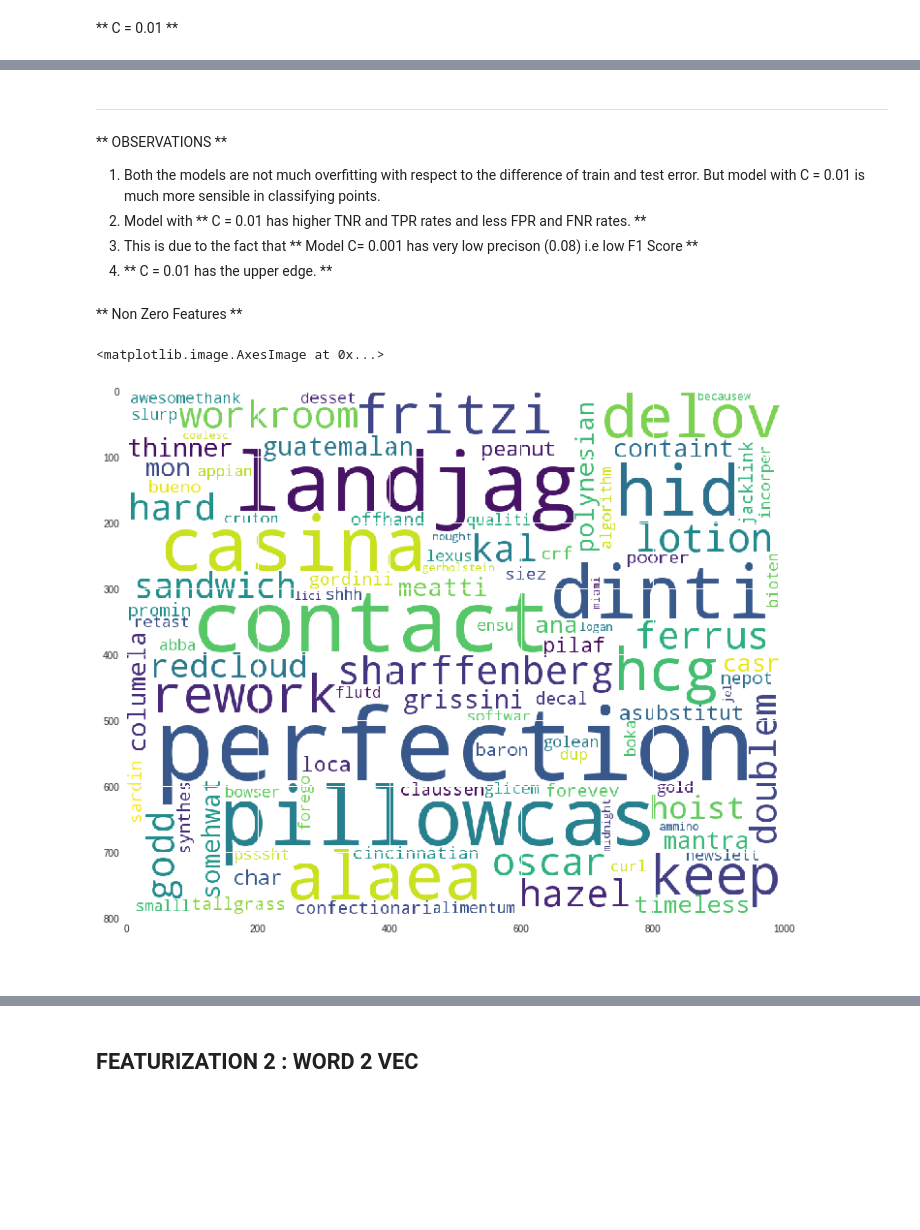
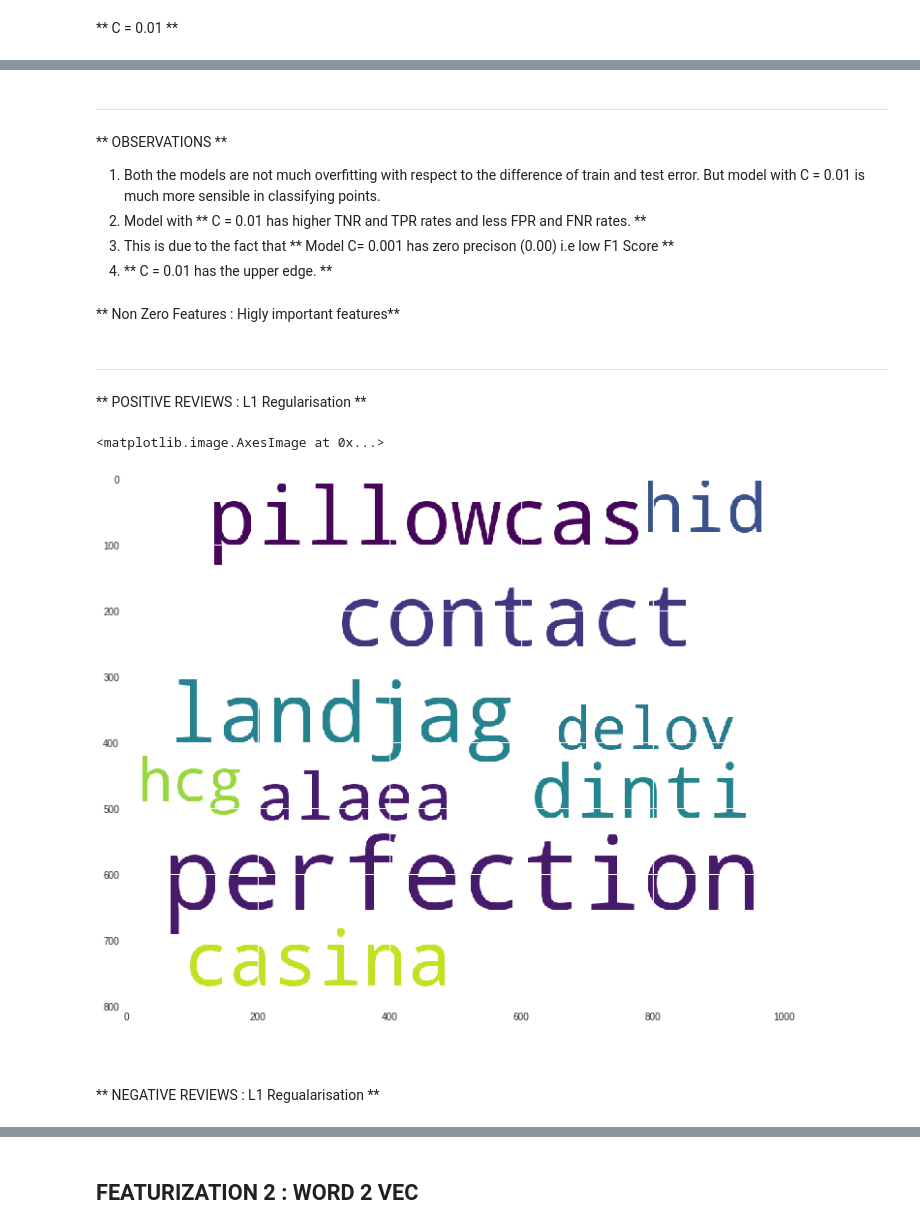
Before and after one commit to iyappan24/Applied-AI-Notebooks, a Jupyter notebook: Logistic_Regression.ipynb, the cells around one changed output, grey strips where cells are left out. Saved outputs shown, nothing was run; the diff lists cells and outputs as text; code cells hidden in the pictures; blank space fills up the shorter version.

```diff
--- a/Logistic_Regression.ipynb
+++ b/Logistic_Regression.ipynb
@@ -185,8 +221,8 @@ for i in list(f_imp.keys()):
 # %%
-p_100 = {}
-for i in sorted(p_r.items(), key=operator.itemgetter(1),reverse= True)[:100]:
-  p_100[i[0]] = i[1]
-plt.figure( figsize=(20,10) )
-plt.imshow(wordcloud.WordCloud(background_color='white',width = 1000,height= 800).generate_from_frequencies(p_100))
+top_10 = {}
+for i in sorted(P_reviews.items(), key=operator.itemgetter(1),reverse= True)[:10]:
+  top_10[i[0]] = i[1]
+plt.figure( figsize=(20,10))
+plt.imshow(wordcloud.WordCloud(background_color='white',width = 1000,height= 800).generate_from_frequencies(top_10))
 # %% [output]
 <matplotlib.image.AxesImage at 0x...>
@@ -196,8 +234,8 @@ plt.imshow(wordcloud.WordCloud(background_color='white',width = 1000,height= 800
 # %%
-n_100 = {}
-for i in sorted(n_r.items(), key=operator.itemgetter(1),reverse= False)[:100]:
-  n_100[i[0]] = i[1] * (-1) #getting the abosulte value to bring out the most prominent words which impact the classifier more.
-plt.figure( figsize=(20,10) )
-plt.imshow(wordcloud.WordCloud(background_color='white',width = 1000,height= 800).generate_from_frequencies(n_100))
+top_10 = {}
+for i in sorted(N_reviews.items(), key=operator.itemgetter(1),reverse= True)[:10]:
+  top_10[i[0]] = i[1]
+plt.figure( figsize=(20,10))
+plt.imshow(wordcloud.WordCloud(background_color='white',width = 1000,height= 800).generate_from_frequencies(top_10))
 # %% [output]
 <matplotlib.image.AxesImage at 0x...>
@@ -341,27 +377,33 @@ array([[ 1300,   336],
 
 1. Both the models are not much overfitting with respect to the difference of train and test error. But model with C = 0.01 is much more sensible in classifying points.
 2. Model with ** C = 0.01 has higher TNR and TPR rates and less FPR and FNR rates.  **
-3. This is due to the fact that ** Model C= 0.001 has very low precison (0.08) i.e low F1 Score **
+3. This is due to the fact that ** Model C= 0.001 has zero precison (0.00) i.e low F1 Score **
 4. ** C = 0.01 has the upper edge.  **
 # %% [markdown]
-** Non Zero Features **
+** Non Zero Features : Higly important features**
 # %%
 f_imp = dict(zip(bow.vocabulary_,l2_r.coef_[0]))
 # %%
-non_zero= dict()
-for i in list(f_imp.keys()):
-  if f_imp[i] ==0:
-    pass
-  else:
-    non_zero[i] = (f_imp[i])
+P_reviews = {}
+N_reviews = {}
+for i in f_imp:
+  if f_imp[i] >0 :
+    P_reviews[i] = f_imp[i]
+  elif f_imp[i] < 0:
+    N_reviews[i] = f_imp[i]
+# %% [markdown]
+___
+** POSITIVE REVIEWS : L1 Regularisation **
 # %%
-non_100 = {}
-for i in sorted(non_zero.items(), key=operator.itemgetter(1),reverse= True)[:100]:
-  non_100[i[0]] = i[1]
+top_10 = {}
+for i in sorted(P_reviews.items(), key=operator.itemgetter(1),reverse= True)[:10]:
+  top_10[i[0]] = i[1]
 plt.figure( figsize=(20,10))
-plt.imshow(wordcloud.WordCloud(background_color='white',width = 1000,height= 800).generate_from_frequencies(non_100))
+plt.imshow(wordcloud.WordCloud(background_color='white',width = 1000,height= 800).generate_from_frequencies(top_10))
 # %% [output]
 <matplotlib.image.AxesImage at 0x...>
-[figure, old version]
+[figure, new version]
 # %% [markdown]
 <br>
+# %% [markdown]
+** NEGATIVE REVIEWS : L1 Regualarisation **
```
Also changed, not shown: parts of 77 cells of this notebook.
